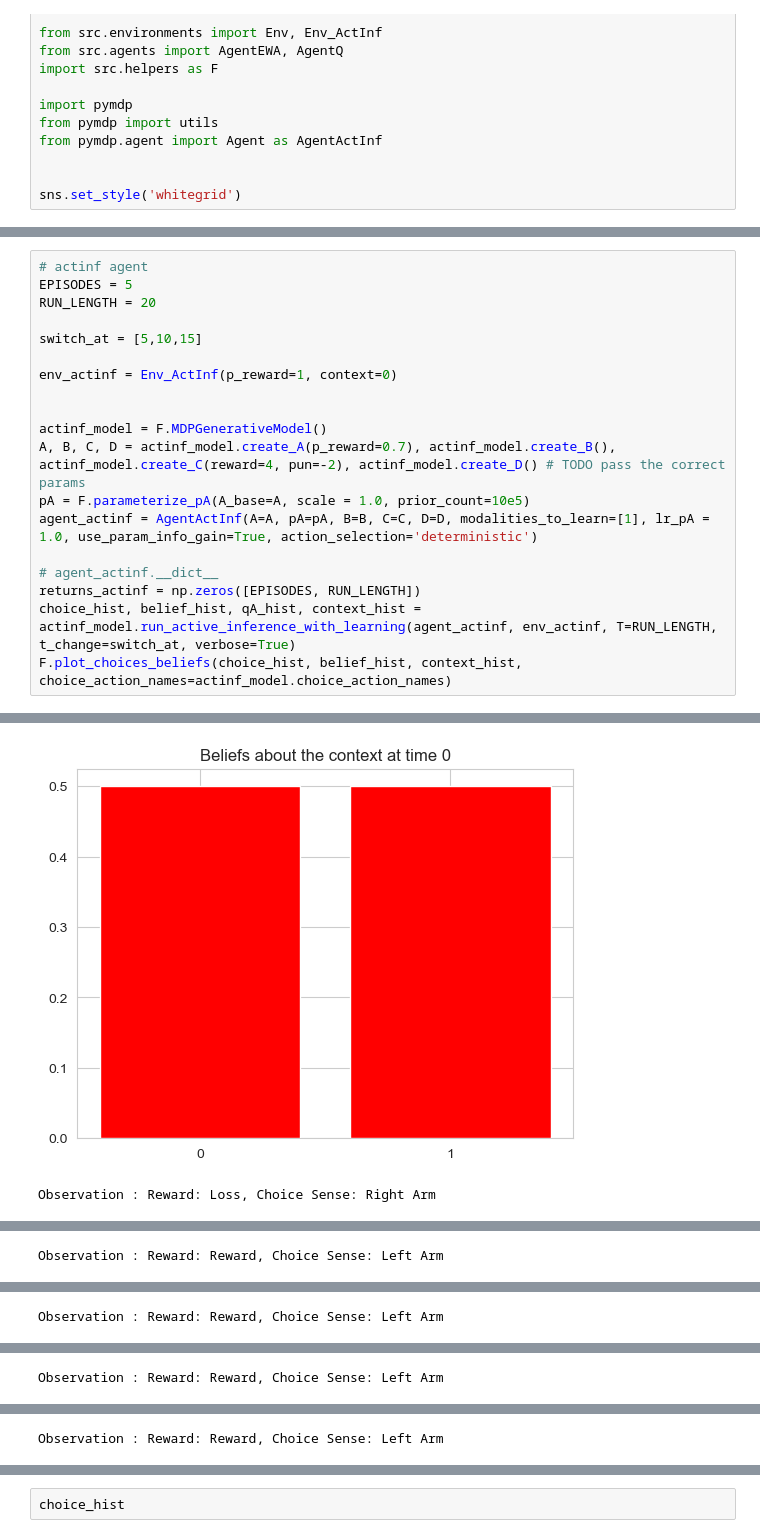
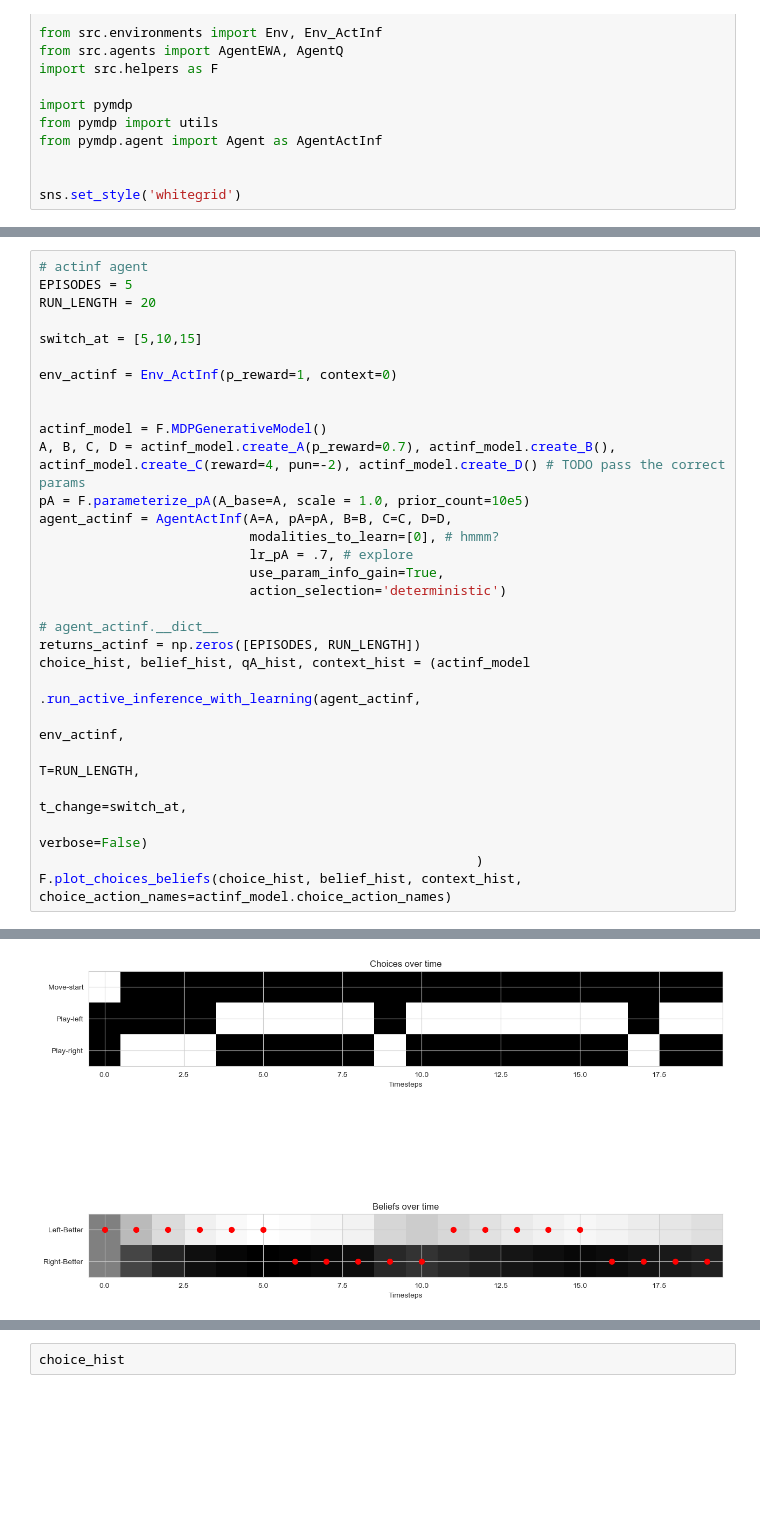
Before and after one commit to marek1n/rl-sim, a Jupyter notebook: RLsim.ipynb, the cells around one changed output, grey strips where cells are left out. Saved outputs shown, nothing was run; the diff lists cells and outputs as text; blank space fills up the shorter version.

```diff
--- a/RLsim.ipynb
+++ b/RLsim.ipynb
@@ -26,10 +44,20 @@ env_actinf = Env_ActInf(p_reward=1, context=0)
 actinf_model = F.MDPGenerativeModel()
 A, B, C, D = actinf_model.create_A(p_reward=0.7), actinf_model.create_B(), actinf_model.create_C(reward=4, pun=-2), actinf_model.create_D() # TODO pass the correct params
 pA = F.parameterize_pA(A_base=A, scale = 1.0, prior_count=10e5)
-agent_actinf = AgentActInf(A=A, pA=pA, B=B, C=C, D=D, modalities_to_learn=[1], lr_pA = 1.0, use_param_info_gain=True, action_selection='deterministic')
+agent_actinf = AgentActInf(A=A, pA=pA, B=B, C=C, D=D,
+                           modalities_to_learn=[0], # hmmm?
+                           lr_pA = .7, # explore
+                           use_param_info_gain=True,
+                           action_selection='deterministic')
 
 # agent_actinf.__dict__
 returns_actinf = np.zeros([EPISODES, RUN_LENGTH])
-choice_hist, belief_hist, qA_hist, context_hist = actinf_model.run_active_inference_with_learning(agent_actinf, env_actinf, T=RUN_LENGTH, t_change=switch_at, verbose=True)
+choice_hist, belief_hist, qA_hist, context_hist = (actinf_model
+                                                        .run_active_inference_with_learning(agent_actinf,
+                                                                                            env_actinf,
+                                                                                            T=RUN_LENGTH,
+                                                                                            t_change=switch_at,
+                                                                                            verbose=False)
+                                                        )
 F.plot_choices_beliefs(choice_hist, belief_hist, context_hist, choice_action_names=actinf_model.choice_action_names)
 # %% [output]
@@ -36,2 +84 @@ F.plot_choices_beliefs(choice_hist, belief_hist, context_hist, choice_action_nam
-[figure, old version]
+[figure, new version]
-Observation : Reward: Loss, Choice Sense: Right Arm
@@ -39 +84,0 @@ Observation : Reward: Loss, Choice Sense: Right Arm
-Observation : Reward: Reward, Choice Sense: Left Arm
@@ -41 +84,0 @@ Observation : Reward: Reward, Choice Sense: Left Arm
-Observation : Reward: Reward, Choice Sense: Left Arm
@@ -43 +84,0 @@ Observation : Reward: Reward, Choice Sense: Left Arm
-Observation : Reward: Reward, Choice Sense: Left Arm
@@ -45 +84,0 @@ Observation : Reward: Reward, Choice Sense: Left Arm
-Observation : Reward: Reward, Choice Sense: Left Arm
```
Also changed, not shown: parts of 2 cells of this notebook.
